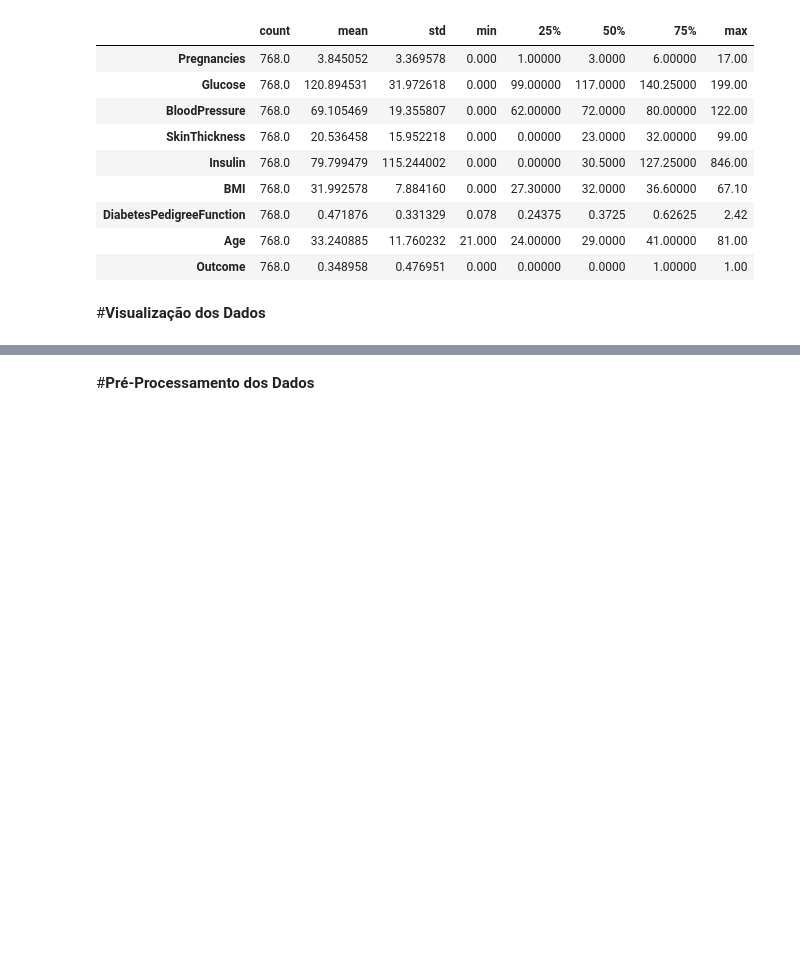
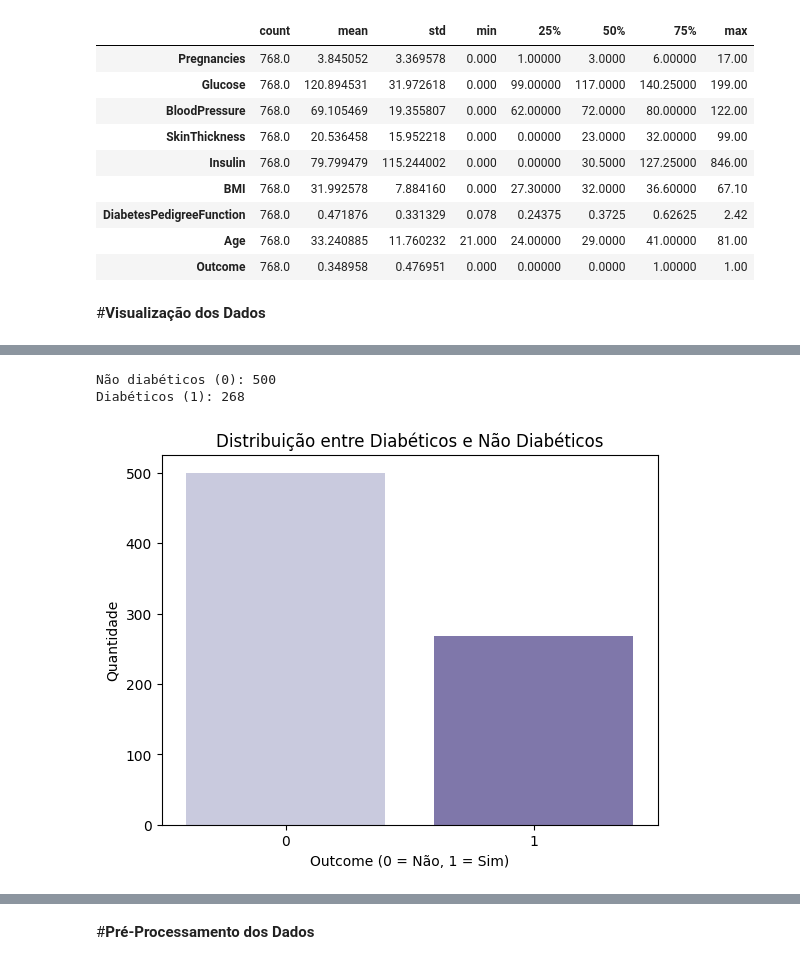
Before and after one commit to camilamenezzzes/Analise-Dataset-Pima, a Jupyter notebook: Análise_do_Dataset_Pima.ipynb, the cells around one changed output, grey strips where cells are left out. Drawn from its saved outputs; the diff is of its cells as text; code cells hidden in the pictures; blank space fills up the shorter version.

```diff
--- a/Análise_do_Dataset_Pima.ipynb
+++ b/Análise_do_Dataset_Pima.ipynb
@@ -203,0 +218,26 @@ KeyError: 'failures'
+# %%
+# Conta quantos são diabéticos (1) e não diabéticos (0)
+outcome_count = df['Outcome'].value_counts()
+
+# Imprime usando .loc para evitar warnings
+print("Não diabéticos (0):", outcome_count.loc[0])
+print("Diabéticos (1):", outcome_count.loc[1])
+
+# Gráfico de contagem de saudáveis e doentes
+# 'data=df' especifica o DataFrame a ser usado.
+# 'x="Outcome"' define a coluna 'Outcome' para o eixo x.
+# 'hue="Outcome"' faz com que a cor das barras seja definida pela própria categoria do Outcome.
+# Isso garante que cada valor (0 e 1) tenha sua cor específica dentro da paleta.
+# 'palette="Purple"' define a paleta de cores para o gráfico.
+# 'legend=False' remove a legenda do gráfico, já que o eixo x já informa claramente
+# quais categorias estão sendo exibidas (0 e 1), tornando a visualização mais limpa.
+sns.countplot(data=df, x="Outcome",  hue="Outcome", palette="Purples", legend=False)
+
+plt.title("Distribuição entre Diabéticos e Não Diabéticos")
+plt.xlabel("Outcome (0 = Não, 1 = Sim)")
+plt.ylabel("Quantidade")
+plt.show()
+# %% [output]
+Não diabéticos (0): 500
+Diabéticos (1): 268
+[figure, added]
```
Also changed, not shown: parts of 5 cells of this notebook.
